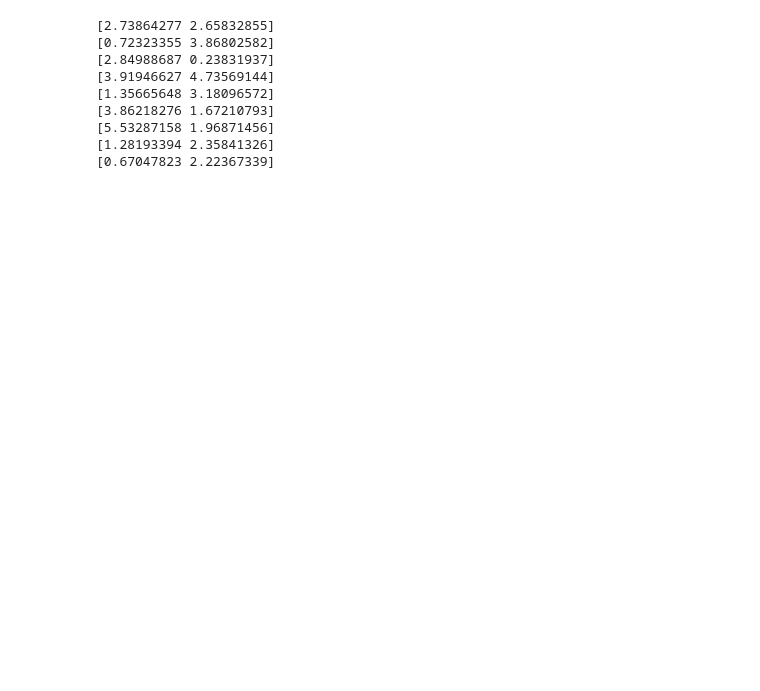
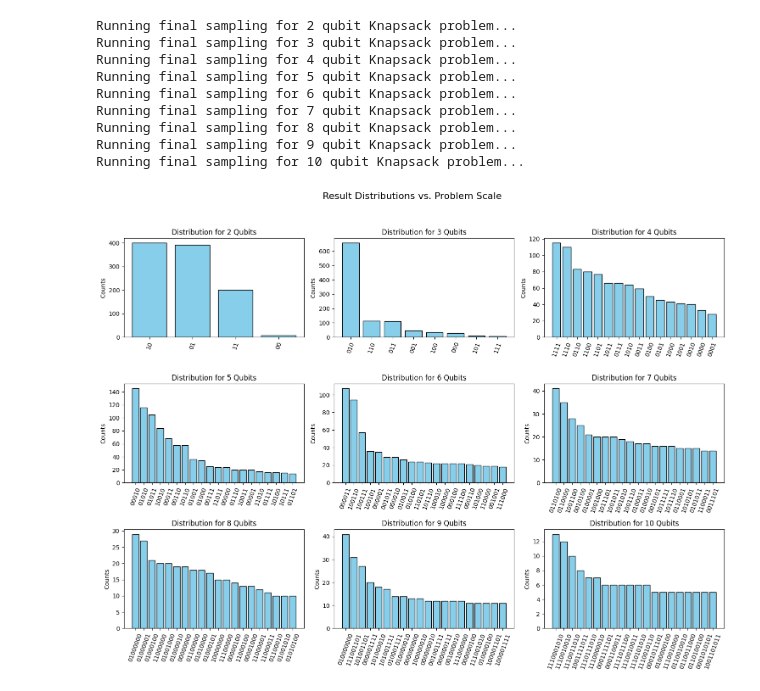
Before and after one commit to OliverSchiffmann/QAOAstudygit, a Jupyter notebook: maxDepthInvestigator.ipynb, the cells around one changed output. Saved outputs shown, nothing was run; the diff lists cells and outputs as text; code cells hidden in the pictures; blank space fills up the shorter version.

Commit message:
finished V1.0 of the max depth investigator, ready to start testing for knapsack at depth 1 from 2-10 qubit scale

```diff
--- a/maxDepthInvestigator.ipynb
+++ b/maxDepthInvestigator.ipynb
@@ -194,15 +248,27 @@ Best betas and gammas for each problem scale: {2: {'transpiledDepth': 5, 'bestPa
 # %%
+finalSamplingResults = {}
 for qubitNum in targetQubitRange:
+    filename = f"QUBO_batches/batch_QUBO_data_{desiredProblemType}_{qubitNum}q_.json"
+    cost_hamiltonian, constant_offset, num_qubits, problem_type = load_qubo_and_build_hamiltonian(filename)
+    circuit = QAOAAnsatz(cost_operator=cost_hamiltonian, reps=reps_p)
+    circuit.measure_all()
+    pm = generate_preset_pass_manager(optimization_level=3, backend=backend_simulator)
+    candidate_circuit = pm.run(circuit)
     optimized_circuit = candidate_circuit.assign_parameters(bestParameters[qubitNum]["bestParamsForScale"])
     sampler = Sampler(mode=backend_simulator)
     sampler.options.default_shots = 1000
+
+    print(f"Running final sampling for {qubitNum} qubit {desiredProblemType} problem...")
+    result = sampler.run([optimized_circuit]).result()
+    dist = result[0].data.meas.get_counts()
+    finalSamplingResults[qubitNum] = dist
 # %% [output]
-[2.73864277 2.65832855]
-[0.72323355 3.86802582]
-[2.84988687 0.23831937]
-[3.91946627 4.73569144]
-[1.35665648 3.18096572]
-[3.86218276 1.67210793]
-[5.53287158 1.96871456]
-[1.28193394 2.35841326]
-[0.67047823 2.22367339]
+Running final sampling for 2 qubit Knapsack problem...
+Running final sampling for 3 qubit Knapsack problem...
+Running final sampling for 4 qubit Knapsack problem...
+Running final sampling for 5 qubit Knapsack problem...
+Running final sampling for 6 qubit Knapsack problem...
+Running final sampling for 7 qubit Knapsack problem...
+Running final sampling for 8 qubit Knapsack problem...
+Running final sampling for 9 qubit Knapsack problem...
+Running final sampling for 10 qubit Knapsack problem...
@@ -208,0 +277,11 @@ for qubitNum in targetQubitRange:
+# %%
+dataFilename = "maxDepthExperimentResults/Knapsack_2-10q_p1_FakeSherbrooke.json"
+
+with open(dataFilename, 'r') as f:
+    data_from_json = json.load(f)
+
+distributionsByProblemScale = {int(k): v for k, v in data_from_json.items()}
+
+plot_distribution_grid(distributionsByProblemScale)
+# %% [output]
+[figure, added]
```
Also changed, not shown: parts of 6 cells of this notebook, 2 other files.
